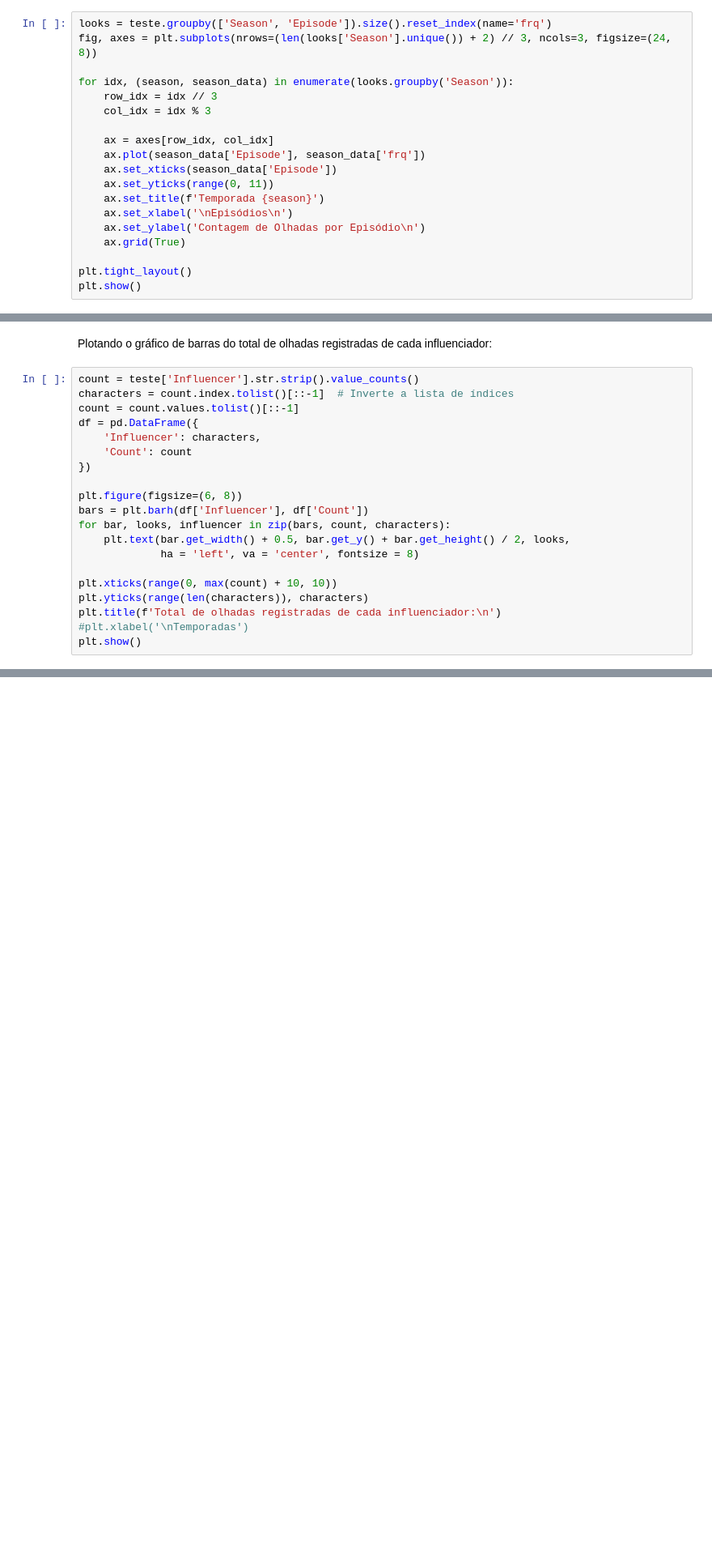
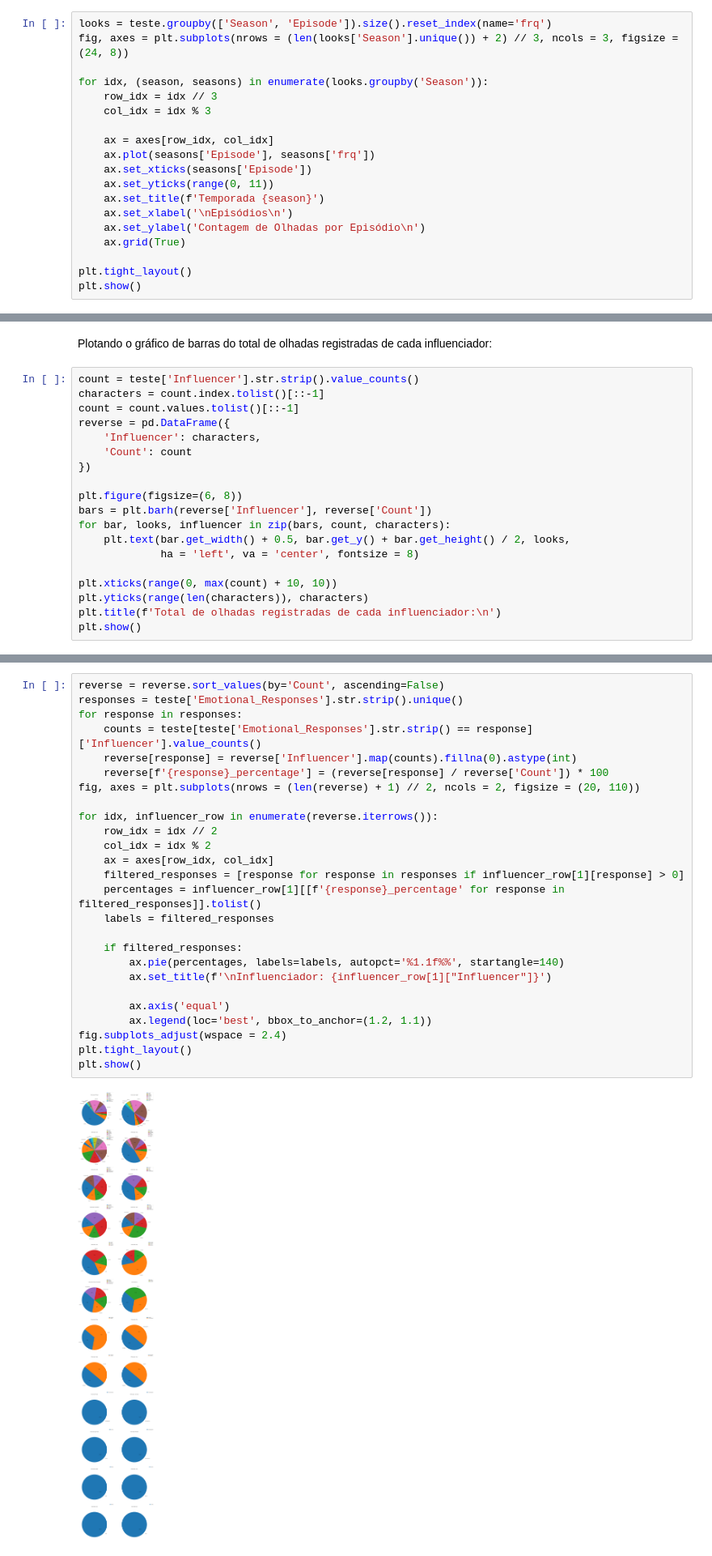
Before and after one commit to marinasbrum/ExploringNonverbalCommunication, a Jupyter notebook: Emotional_Responses_Analysis.ipynb, the cells around one changed output, grey strips where cells are left out. Shown at 81% size. Drawn from its saved outputs; the diff is of its cells as text; blank space fills up the shorter version.

```diff
--- a/Emotional_Responses_Analysis.ipynb
+++ b/Emotional_Responses_Analysis.ipynb
@@ -15,15 +15,15 @@ teste = pd.read_csv(file_path)
 Montando o gráfico das olhadas de Jim Halpert para a câmera por episódio em cada temporada:
 # %%
 looks = teste.groupby(['Season', 'Episode']).size().reset_index(name='frq')
-fig, axes = plt.subplots(nrows=(len(looks['Season'].unique()) + 2) // 3, ncols=3, figsize=(24, 8))
+fig, axes = plt.subplots(nrows = (len(looks['Season'].unique()) + 2) // 3, ncols = 3, figsize = (24, 8))
 
-for idx, (season, season_data) in enumerate(looks.groupby('Season')):
+for idx, (season, seasons) in enumerate(looks.groupby('Season')):
     row_idx = idx // 3
     col_idx = idx % 3
 
     ax = axes[row_idx, col_idx]
-    ax.plot(season_data['Episode'], season_data['frq'])
-    ax.set_xticks(season_data['Episode'])
+    ax.plot(seasons['Episode'], seasons['frq'])
+    ax.set_xticks(seasons['Episode'])
     ax.set_yticks(range(0, 11))
     ax.set_title(f'Temporada {season}')
     ax.set_xlabel('\nEpisódios\n')
@@ -75,15 +75,15 @@ plt.show()
 Plotando o gráfico de barras do total de olhadas registradas de cada influenciador:
 # %%
 count = teste['Influencer'].str.strip().value_counts()
-characters = count.index.tolist()[::-1]  # Inverte a lista de índices
+characters = count.index.tolist()[::-1]
 count = count.values.tolist()[::-1]
-df = pd.DataFrame({
+reverse = pd.DataFrame({
     'Influencer': characters,
     'Count': count
 })
 
 plt.figure(figsize=(6, 8))
-bars = plt.barh(df['Influencer'], df['Count'])
+bars = plt.barh(reverse['Influencer'], reverse['Count'])
 for bar, looks, influencer in zip(bars, count, characters):
     plt.text(bar.get_width() + 0.5, bar.get_y() + bar.get_height() / 2, looks,
              ha = 'left', va = 'center', fontsize = 8)
@@ -91,7 +91,6 @@ for bar, looks, influencer in zip(bars, count, characters):
 plt.xticks(range(0, max(count) + 10, 10))
 plt.yticks(range(len(characters)), characters)
 plt.title(f'Total de olhadas registradas de cada influenciador:\n')
-#plt.xlabel('\nTemporadas')
 plt.show()
 # %% [output]
 [figure]
@@ -101,0 +99,28 @@ responses = teste['Emotional_Responses'].unique()
+# %%
+reverse = reverse.sort_values(by='Count', ascending=False)
+responses = teste['Emotional_Responses'].str.strip().unique()
+for response in responses:
+    counts = teste[teste['Emotional_Responses'].str.strip() == response]['Influencer'].value_counts()
+    reverse[response] = reverse['Influencer'].map(counts).fillna(0).astype(int)
+    reverse[f'{response}_percentage'] = (reverse[response] / reverse['Count']) * 100
+fig, axes = plt.subplots(nrows = (len(reverse) + 1) // 2, ncols = 2, figsize = (20, 110))
+
+for idx, influencer_row in enumerate(reverse.iterrows()):
+    row_idx = idx // 2
+    col_idx = idx % 2
+    ax = axes[row_idx, col_idx]
+    filtered_responses = [response for response in responses if influencer_row[1][response] > 0]
+    percentages = influencer_row[1][[f'{response}_percentage' for response in filtered_responses]].tolist()
+    labels = filtered_responses
+
+    if filtered_responses:
+        ax.pie(percentages, labels=labels, autopct='%1.1f%%', startangle=140)
+        ax.set_title(f'\nInfluenciador: {influencer_row[1]["Influencer"]}')
+
+        ax.axis('equal')
+        ax.legend(loc='best', bbox_to_anchor=(1.2, 1.1))
+fig.subplots_adjust(wspace = 2.4)
+plt.tight_layout()
+plt.show()
+# %% [output]
+[figure, added]
```
Also changed, not shown: parts of 3 cells of this notebook.
